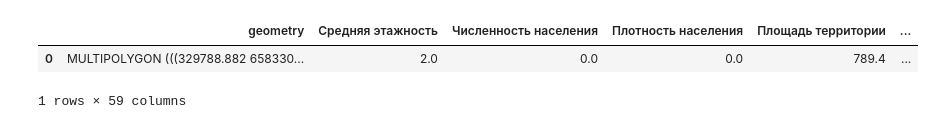
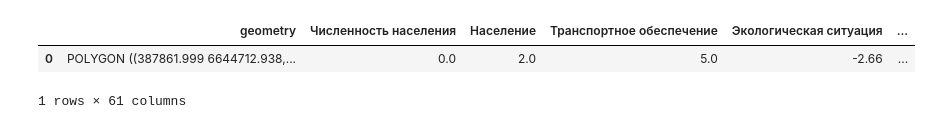
Before and after one commit to Mvin8/Urbanomy, a Jupyter notebook: examples/F3_project.ipynb, the cells around one changed output. Saved outputs shown, nothing was run; the diff lists cells and outputs as text; code cells hidden in the pictures.

```diff
--- a/examples/F3_project.ipynb
+++ b/examples/F3_project.ipynb
@@ -14,10 +1,16 @@ import requests
 # %%
+import requests
+import geopandas as gpd
+import matplotlib.pyplot as plt
+
+URBAN_API = "https://urban-api.idu.kanootoko.org/api/v1"
+
 #211
 #198
 #124
 #335
 
-id = 335
+id = 198
 
 scenario_response = requests.get(
     f"{URBAN_API}/scenarios/{id}"
@@ -40,33 +33,33 @@ if territory_response.status_code != 200:
 territory_data = territory_response.json()
 territory_geometry = territory_data["geometry"]
 territory_feature = {
     'type': 'Feature',
     'geometry': territory_geometry,
     'properties': {}
 }
 polygon_gdf = gpd.GeoDataFrame.from_features([territory_feature], crs=4326)
 polygon_gdf = polygon_gdf.to_crs(32636)
 
 
 scenario_indicators_response = requests.get(
     f"{URBAN_API}/scenarios/{id}/indicators_values"
 )
 if scenario_response.status_code != 200:
     raise Exception("Ошибка при получении информации по сценарию")
 
 scenario_indicators = scenario_indicators_response.json()
 
 indicator_attributes = {
     indicator['indicator']['name_full']: indicator['value']
     for indicator in scenario_indicators
 }
 
 # Добавляем эти значения как колонки в polygon_gdf
 for name, value in indicator_attributes.items():
     polygon_gdf[name] = value
 
 polygon_gdf
 # %% [output]
-|  | geometry | Средняя этажность | Численность населения | Плотность населения | Площадь территории | ... |
-| 0 | MULTIPOLYGON (((329788.882 658330... | 2.0 | 0.0 | 0.0 | 789.4 | ... |
+|  | geometry | Численность населения | Население | Транспортное обеспечение | Экологическая ситуация | ... |
+| 0 | POLYGON ((387861.999 6644712.938,... | 0.0 | 2.0 | 5.0 | -2.66 | ... |
-1 rows × 59 columns
+1 rows × 61 columns
```
Also changed, not shown: parts of 7 cells of this notebook, 6 other files.
